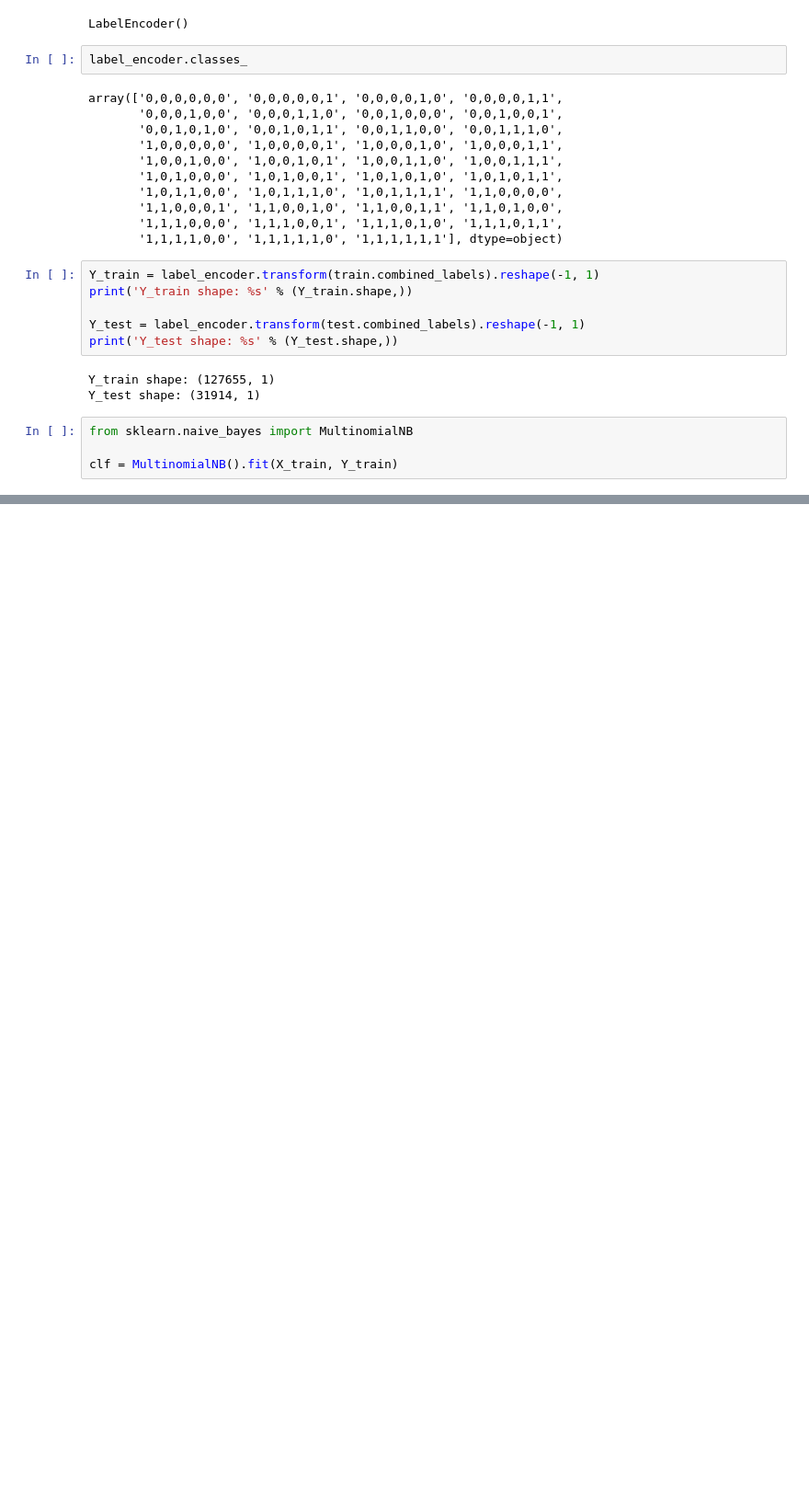
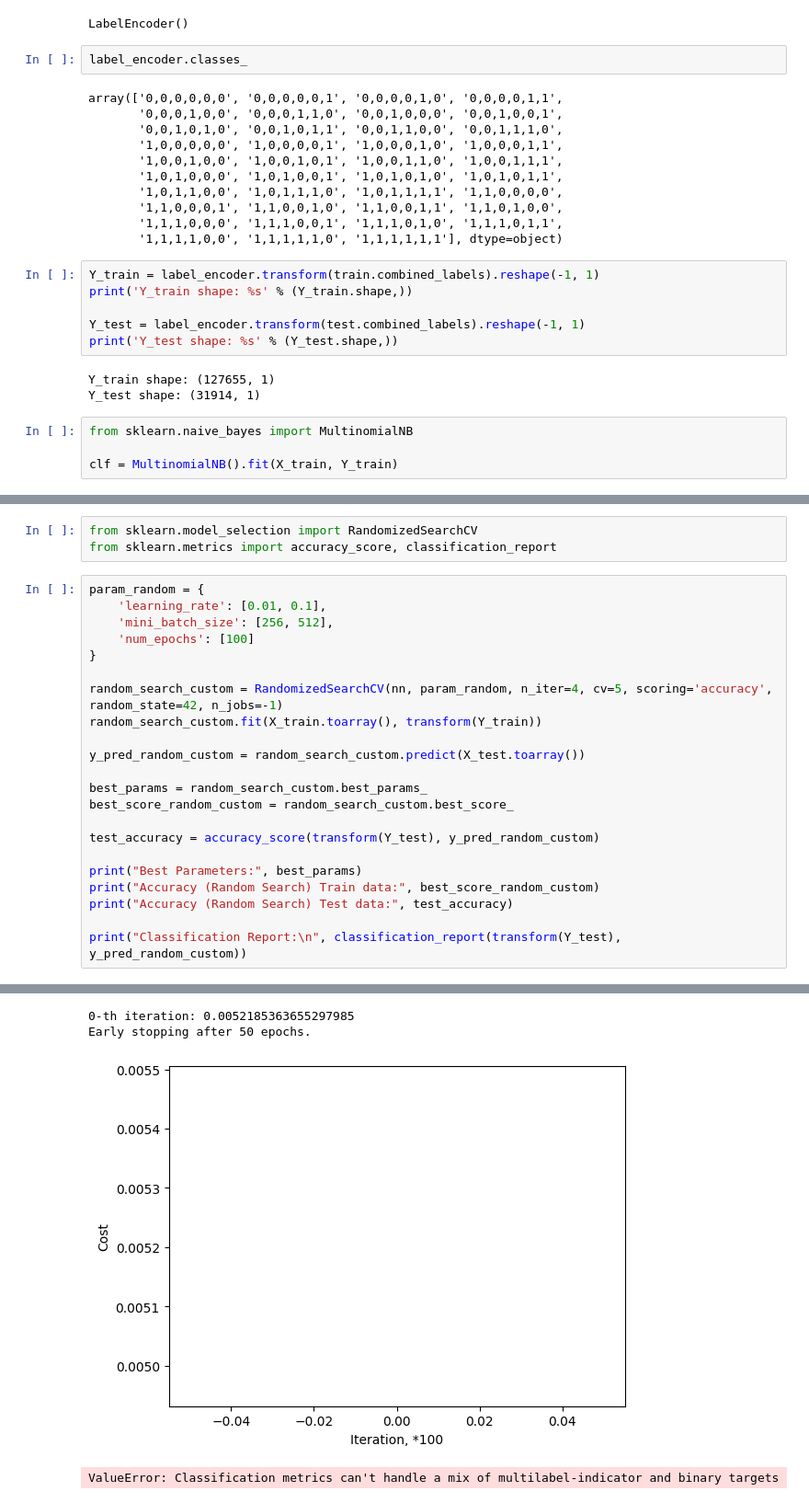
Before and after one commit to SerbulovArtem/Machine_Learning_Semester_66, a Jupyter notebook: IW2/IW2.ipynb, the cells around one changed output, grey strips where cells are left out. Shown at 92% size. Drawn from its saved outputs; the diff is of its cells as text; blank space fills up the shorter version.

```diff
--- a/IW2/IW2.ipynb
+++ b/IW2/IW2.ipynb
@@ -164,0 +237,26 @@ weighted avg       0.82      0.90      0.85     31914
+# %%
+from sklearn.model_selection import RandomizedSearchCV
+from sklearn.metrics import accuracy_score, classification_report
+# %%
+param_random = {
+    'learning_rate': [0.01, 0.1],
+    'mini_batch_size': [256, 512],
+    'num_epochs': [100]
+}
+
+random_search_custom = RandomizedSearchCV(nn, param_random, n_iter=4, cv=5, scoring='accuracy', random_state=42, n_jobs=-1)
+random_search_custom.fit(X_train.toarray(), transform(Y_train))
+
+y_pred_random_custom = random_search_custom.predict(X_test.toarray())
+
+best_params = random_search_custom.best_params_
+best_score_random_custom = random_search_custom.best_score_
+
+test_accuracy = accuracy_score(transform(Y_test), y_pred_random_custom)
+
+print("Best Parameters:", best_params)
+print("Accuracy (Random Search) Train data:", best_score_random_custom)
+print("Accuracy (Random Search) Test data:", test_accuracy)
+
+print("Classification Report:\n", classification_report(transform(Y_test), y_pred_random_custom))
+# %% [output]
@@ -164,0 +282,4 @@ weighted avg       0.82      0.90      0.85     31914
+0-th iteration: 0.0052185363655297985
+Early stopping after 50 epochs.
+[figure, added]
+ValueError: Classification metrics can't handle a mix of multilabel-indicator and binary targets
```
Also changed, not shown: parts of 11 cells of this notebook, 3 other files.
